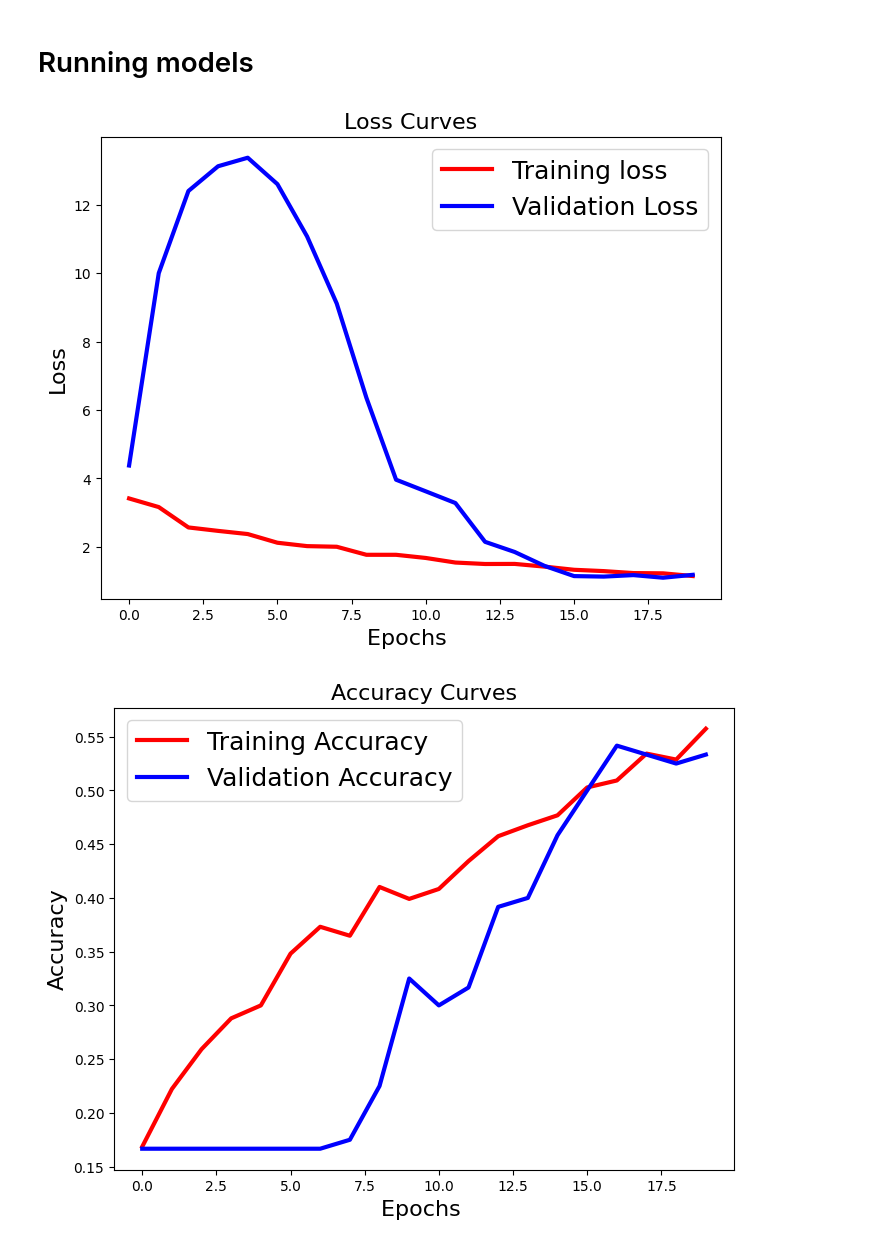
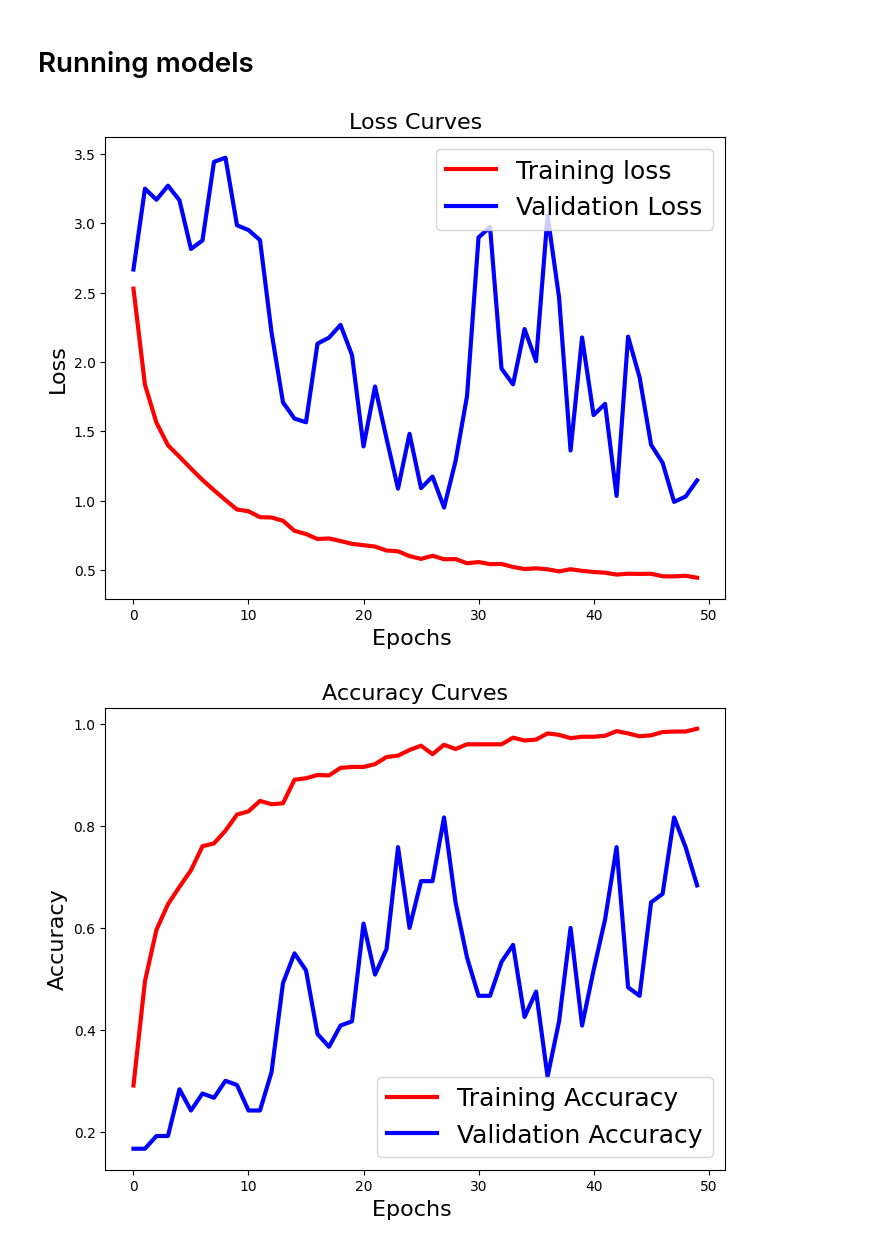
Before and after one commit to Bon-Kibon/Amazinum_DZ, a Jupyter notebook: 25/Dz_25.ipynb, the cells around one changed output. Drawn from its saved outputs; the diff is of its cells as text; code cells hidden in the pictures.

```diff
--- a/25/Dz_25.ipynb
+++ b/25/Dz_25.ipynb
@@ -71,11 +72,11 @@ nClasses = len(classes)
 
 def create_model (activation, num_layers, dropout_rate):
     model = Sequential()
-    model.add(Dense(100, activation=activation, input_shape=(4096,)))
+    model.add(Dense(200, activation=activation, input_shape=(4096,), kernel_regularizer=l2(0.001)))
     model.add(BatchNormalization())
     model.add(Dropout(dropout_rate))
     for _ in range(num_layers - 1):
-        model.add(Dense(100, activation=activation))
+        model.add(Dense(100, activation=activation, kernel_regularizer=l2(0.001)))
         model.add(BatchNormalization())
         model.add(Dropout(dropout_rate))
     model.add(Dense(nClasses, activation='softmax'))
@@ -101,11 +102,13 @@ def plot_hist(history):
 # %% [markdown]
 # Running models
 # %%
-model_1 = create_model('relu', 3, 0.5)
-model_1.compile(optimizer='adam', loss='categorical_crossentropy', metrics=['accuracy'])
-history = model_1.fit(train_data, train_labels, batch_size=50, epochs=20, validation_data=(test_data, test_labels), verbose=False)
+from tensorflow.keras.optimizers import Adam
+
+model_1 = create_model('relu', 2, 0.2)
+model_1.compile(optimizer=Adam(learning_rate=0.0001), loss='categorical_crossentropy', metrics=['accuracy'])
+history = model_1.fit(train_data, train_labels, batch_size=64, epochs=50, validation_data=(test_data, test_labels), verbose=False)
 plot_hist(history)
 # %% [output]
-[figure, old version]
+[figure, new version]
-[figure, old version]
+[figure, new version]
 # %%
```
Also changed, not shown: parts of 4 cells of this notebook.
